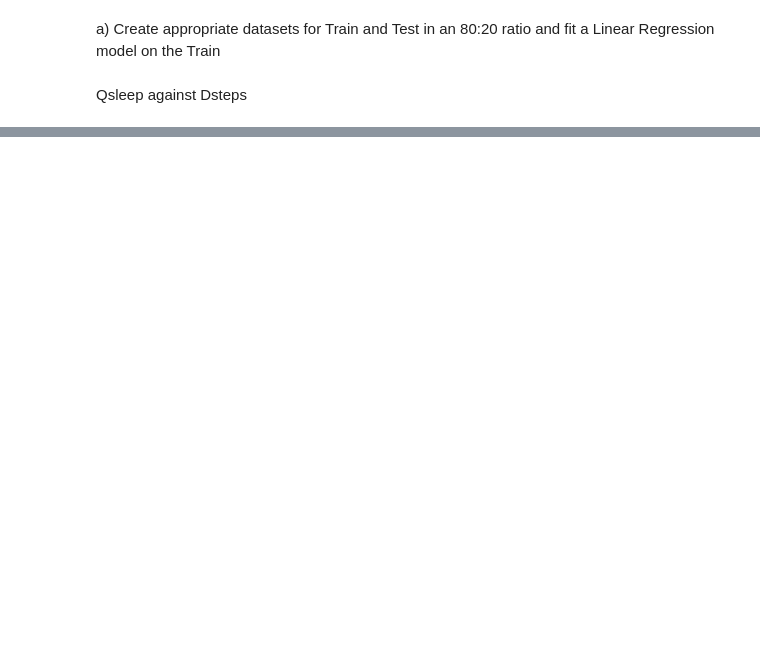
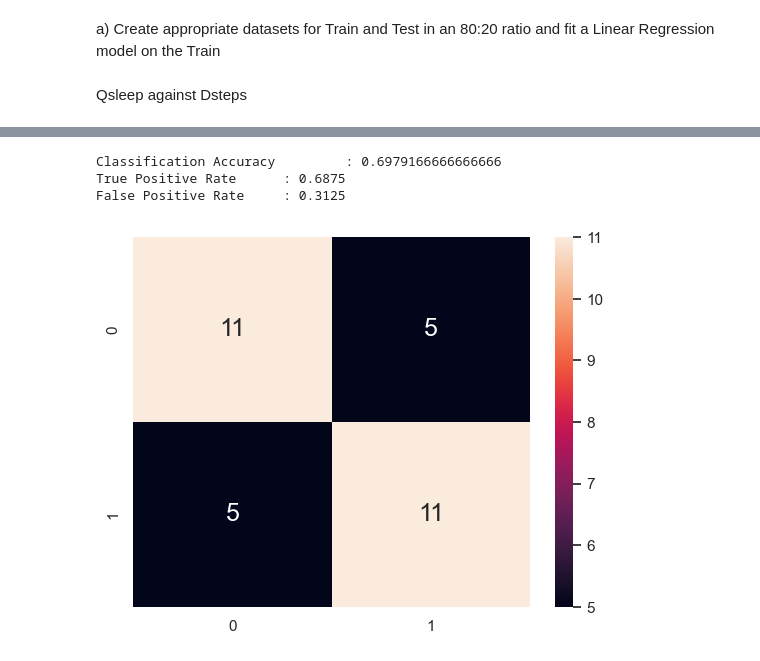
Before and after one commit to Roland13579/SC1015-DS-Project, a Jupyter notebook: Linear regression for Sleep Disorder.ipynb, the cells around one changed output, grey strips where cells are left out. Cells and saved outputs as stored; diff of their text form; code cells hidden in the pictures; blank space fills up the shorter version.

```diff
--- a/Linear regression for Sleep Disorder.ipynb
+++ b/Linear regression for Sleep Disorder.ipynb
@@ -139,0 +167,14 @@ Sleep Duration is the best predictor for quality of sleep. It has the highest va
+# %%
+from sklearn.metrics import confusion_matrix
+BMI_test_pred = dectree.predict(QOS_test)
+CM = confusion_matrix(BMI_test, BMI_test_pred)
+sb.heatmap(CM, annot = True, fmt=".0f", annot_kws={"size": 18})
+
+print("Classification Accuracy \t:", dectree.score(QOS_train, BMI_train))
+print("True Positive Rate \t:", CM[1][1]/(CM[1][0]+CM[1][1]))
+print("False Positive Rate \t:", CM[0][1]/(CM[0][0]+CM[0][1]))
+# %% [output]
+Classification Accuracy         : 0.6979166666666666
+True Positive Rate      : 0.6875
+False Positive Rate     : 0.3125
+[figure, added]
```
Also changed, not shown: parts of 19 cells of this notebook, 2 other files.
